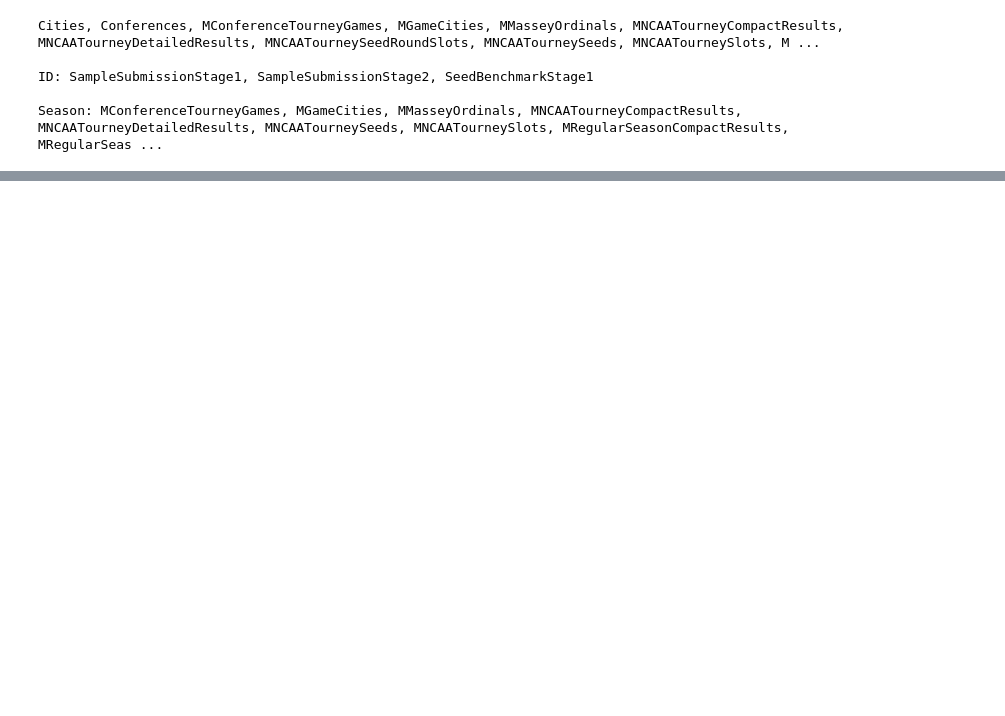
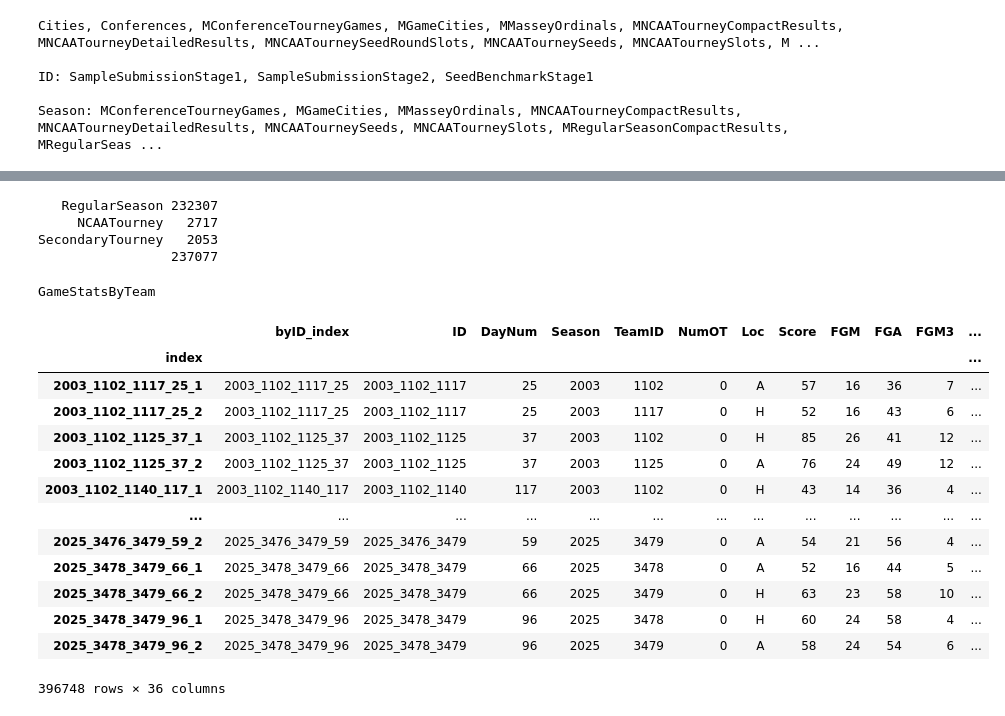
Before and after one commit to bedwards/mania, a Jupyter notebook: working/mania.ipynb, the cells around one changed output, grey strips where cells are left out. Drawn from its saved outputs; the diff is of its cells as text; code cells hidden in the pictures; blank space fills up the shorter version.

```diff
--- a/working/mania.ipynb
+++ b/working/mania.ipynb
@@ -249,0 +481,71 @@ ID
+# %%
+for part in ["RegularSeason", "NCAATourney", "SecondaryTourney"]:
+    print(f"{part:>16} {Y[(Y['Season']>2002) & (Y['Part']==part)].shape[0]:>6}")
+
+print(f"{' '*16} {Y[Y['Season']>2002].shape[0]:>6}")
+# %% [output]
+   RegularSeason 232307
+     NCAATourney   2717
+SecondaryTourney   2053
+                 237077
+# %%
+cols_single = ["index", "ID", "DayNum", "Season", "NumOT"]
+cols_double = [
+    "TeamID",
+    "Loc",
+    "Score",
+    "FGM",
+    "FGA",
+    "FGM3",
+    "FGA3",
+    "FTM",
+    "FTA",
+    "OR",
+    "DR",
+    "Ast",
+    "TO",
+    "Stl",
+    "Blk",
+    "PF",
+]
+df = GameStatsByID.reset_index()
+GameStatsByTeam = pd.DataFrame(
+    {c: df[[f"{c}_1", f"{c}_2"]].values.flatten() for c in cols_double}
+)
+
+for col in cols_single:
+    GameStatsByTeam[col] = np.repeat(df[col].values, 2)
+
+GameStatsByTeam["byID_index"] = GameStatsByTeam["index"]
+GameStatsByTeam = GameStatsByTeam[
+    ["byID_index"] + cols_single[:-1] + ["TeamID", "NumOT"] + cols_double[1:]
+]
+paired_indices = np.tile([1, 0], len(df))
+game_indices = np.repeat(np.arange(len(df)), 2)
+
+for col in cols_double[1:]:  # Skip TeamID
+    GameStatsByTeam[f"{col}_o"] = GameStatsByTeam[col].values[
+        game_indices * 2 + paired_indices
+    ]
+
+GameStatsByTeam["index"] = GameStatsByTeam["index"] + "_" + np.tile(["1", "2"], len(df))
+GameStatsByTeam = GameStatsByTeam.set_index("index").sort_index()
+print("GameStatsByTeam")
+p(GameStatsByTeam)
+print()
+# %% [output]
+GameStatsByTeam
+|  | byID_index | ID | DayNum | Season | TeamID | NumOT | Loc | Score | FGM | FGA | FGM3 | ... |
+| index |  |  |  |  |  |  |  |  |  |  |  | ... |
+| 2003_1102_1117_25_1 | 2003_1102_1117_25 | 2003_1102_1117 | 25 | 2003 | 1102 | 0 | A | 57 | 16 | 36 | 7 | ... |
+| 2003_1102_1117_25_2 | 2003_1102_1117_25 | 2003_1102_1117 | 25 | 2003 | 1117 | 0 | H | 52 | 16 | 43 | 6 | ... |
+| 2003_1102_1125_37_1 | 2003_1102_1125_37 | 2003_1102_1125 | 37 | 2003 | 1102 | 0 | H | 85 | 26 | 41 | 12 | ... |
+| 2003_1102_1125_37_2 | 2003_1102_1125_37 | 2003_1102_1125 | 37 | 2003 | 1125 | 0 | A | 76 | 24 | 49 | 12 | ... |
+| 2003_1102_1140_117_1 | 2003_1102_1140_117 | 2003_1102_1140 | 117 | 2003 | 1102 | 0 | H | 43 | 14 | 36 | 4 | ... |
+| ... | ... | ... | ... | ... | ... | ... | ... | ... | ... | ... | ... | ... |
+| 2025_3476_3479_59_2 | 2025_3476_3479_59 | 2025_3476_3479 | 59 | 2025 | 3479 | 0 | A | 54 | 21 | 56 | 4 | ... |
+| 2025_3478_3479_66_1 | 2025_3478_3479_66 | 2025_3478_3479 | 66 | 2025 | 3478 | 0 | A | 52 | 16 | 44 | 5 | ... |
+| 2025_3478_3479_66_2 | 2025_3478_3479_66 | 2025_3478_3479 | 66 | 2025 | 3479 | 0 | H | 63 | 23 | 58 | 10 | ... |
+| 2025_3478_3479_96_1 | 2025_3478_3479_96 | 2025_3478_3479 | 96 | 2025 | 3478 | 0 | H | 60 | 24 | 58 | 4 | ... |
+| 2025_3478_3479_96_2 | 2025_3478_3479_96 | 2025_3478_3479 | 96 | 2025 | 3479 | 0 | A | 58 | 24 | 54 | 6 | ... |
+396748 rows × 36 columns
```
Also changed, not shown: parts of 9 cells of this notebook, 3 other files.
